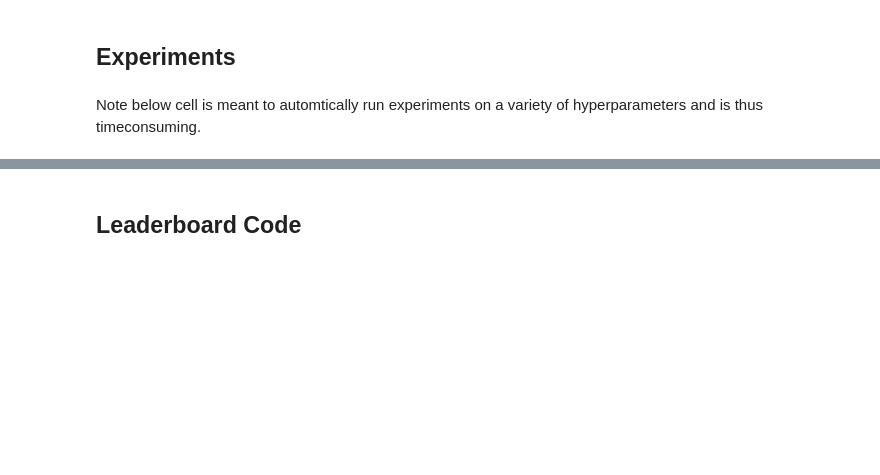
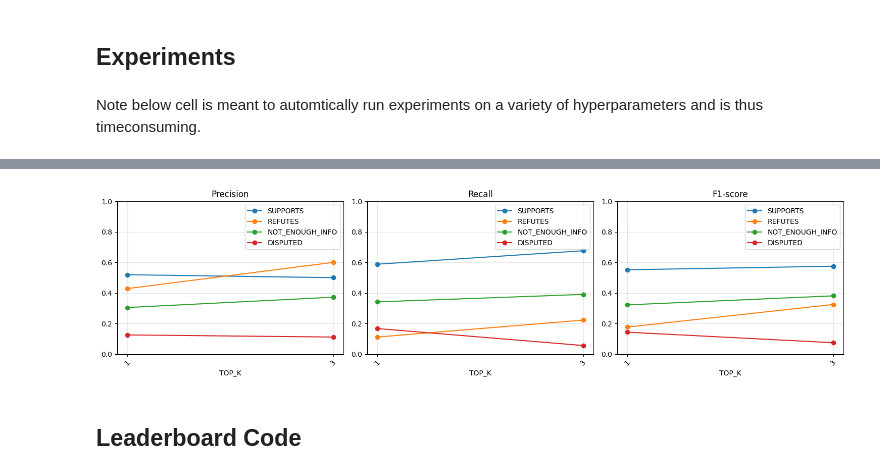
Before and after one commit to RowanShurey/COMP90042_2026, a Jupyter notebook: GroupID__COMP90042_Project_2026.ipynb, the cells around one changed output, grey strips where cells are left out. Saved outputs shown, nothing was run; the diff lists cells and outputs as text; code cells hidden in the pictures; blank space fills up the shorter version.

```diff
--- a/GroupID__COMP90042_Project_2026.ipynb
+++ b/GroupID__COMP90042_Project_2026.ipynb
@@ -1402,0 +1417,78 @@ experiment_results:
+# %%
+
+print("\n=== Detailed Plots for Each Hyperparameter (Grouped) ===")
+def diagnostic_plots_grouped(variant_experiments):
+    import pandas as _pd
+
+    for param, values in variant_experiments.items():
+        print(f"\n=== Diagnostic Summary for {param} ===")
+
+        # Collect and sort parameter values for consistent plotting
+        value_keys = list(values.keys())
+        try:
+            # numeric sort if possible (ints/floats)
+            sorted_keys = sorted(value_keys, key=lambda x: float(x))
+        except Exception:
+            # fallback to string ordering
+            sorted_keys = list(value_keys)
+
+        labels = LABELS
+        metrics = ["precision", "recall", "f1-score"]
+
+        # Build a wide dataframe: index=sorted_keys, columns=(label,metric)
+        records = []
+        for key in sorted_keys:
+            row = {"_param_value": key}
+            details = values.get(key, {}) or {}
+            results = details.get("results", {}) if isinstance(details, dict) else {}
+            diagnostics = results.get("Diagnostic", {}) if isinstance(results, dict) else {}
+
+            for label in labels:
+                lab = diagnostics.get(label, {})
+                for m in metrics:
+                    row[f"{label}|{m}"] = lab.get(m, float("nan"))
+
+            records.append(row)
+
+        if not records:
+            print(f"No diagnostic results available for {param}")
+            continue
+
+        df = _pd.DataFrame.from_records(records).set_index("_param_value")
+
+        # Prepare x positions and labels for plotting
+        try:
+            x_vals = [float(x) for x in df.index]
+            x_labels = [str(x) for x in df.index]
+        except Exception:
+            x_vals = list(range(len(df.index)))
+            x_labels = [str(x) for x in df.index]
+
+        # Create one row of subplots (one per metric) and plot each label as a separate line
+        fig, axes = plt.subplots(nrows=1, ncols=len(metrics), figsize=(5 * len(metrics), 4), squeeze=False)
+        axes = axes.flatten()
+
+        for ai, metric in enumerate(metrics):
+            ax = axes[ai]
+            for label in labels:
+                col = f"{label}|{metric}"
+                if col in df.columns:
+                    try:
+                        y = df[col].astype(float).values
+                    except Exception:
+                        y = df[col].values
+                    ax.plot(x_vals, y, marker="o", label=label)
+
+            ax.set_title(metric.capitalize())
+            ax.set_ylim(0, 1)
+            ax.set_xlabel(param)
+            ax.set_xticks(x_vals)
+            ax.set_xticklabels(x_labels, rotation=45)
+            ax.grid(True, alpha=0.3)
+            ax.legend()
+
+        plt.tight_layout()
+        plt.show()
+
+diagnostic_plots_grouped(variant_experiments)
+# %% [output]
@@ -1403,3 +1498,4 @@ experiment_results:
+[figure, added]
 # %% [markdown]
 ## Leaderboard Code
 # %%
```
Also changed, not shown: parts of 11 cells of this notebook.
